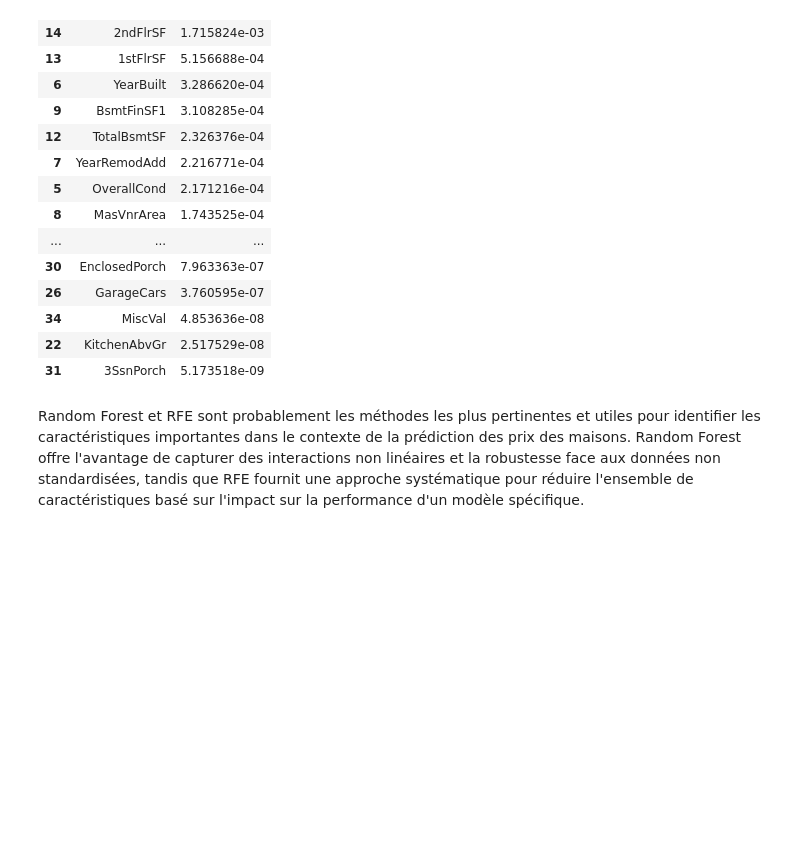
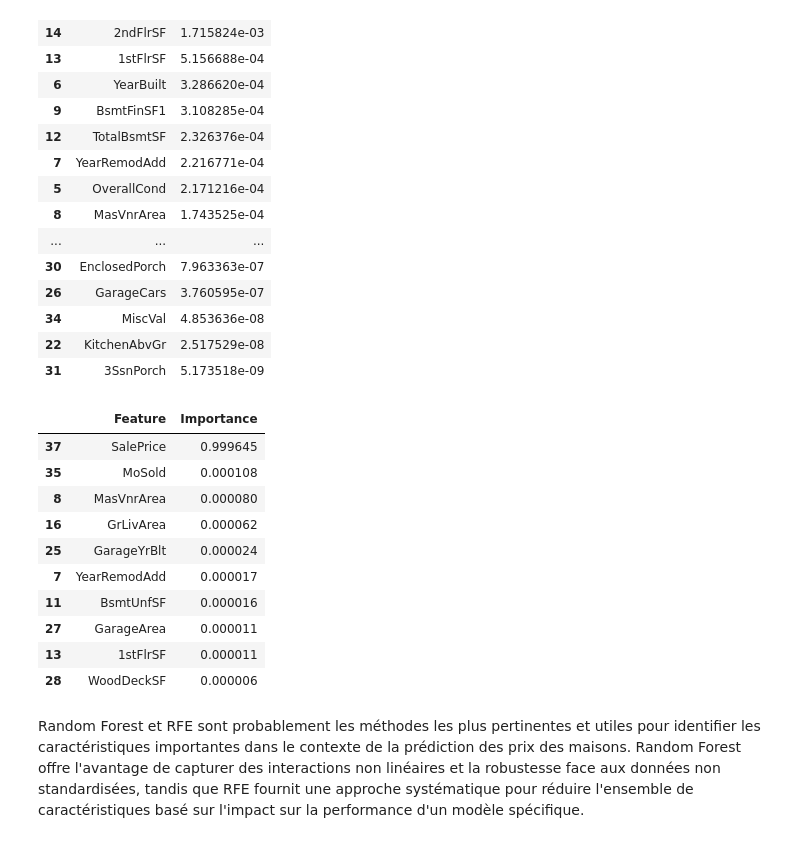
Before and after one commit to matthiasdeschatrettes/Machine-Learning-M2, a Jupyter notebook: PROJET MACHINE LEARNING HOUSE PRICES - Matthias Deschatrettes.ipynb, the cells around one changed output. Drawn from its saved outputs; the diff is of its cells as text; code cells hidden in the pictures; blank space fills up the shorter version.

```diff
--- a/PROJET MACHINE LEARNING HOUSE PRICES - Matthias Deschatrettes.ipynb
+++ b/PROJET MACHINE LEARNING HOUSE PRICES - Matthias Deschatrettes.ipynb
@@ -301,6 +301,34 @@ features_importance_df
 | 34 | MiscVal | 4.853636e-08 |
 | 22 | KitchenAbvGr | 2.517529e-08 |
 | 31 | 3SsnPorch | 5.173518e-09 |
+# %%
+from sklearn.tree import DecisionTreeRegressor
+
+# Définition du modèle d'arbre de décision
+dt_model = DecisionTreeRegressor(random_state=42)
+
+# Entraînement du modèle sur l'ensemble d'entraînement complet (avec toutes les caractéristiques numériques)
+dt_model.fit(X_train, y_train)
+
+# Extraction de l'importance des caractéristiques
+dt_feature_importances = dt_model.feature_importances_
+
+# Création d'un DataFrame pour afficher l'importance des caractéristiques
+dt_features_importance_df = pd.DataFrame({'Feature': num_vars_train.columns, 'Importance': dt_feature_importances}).sort_values(by='Importance', ascending=False)
+
+dt_features_importance_df.head(10)
+# %% [output]
+|  | Feature | Importance |
+| 37 | SalePrice | 0.999645 |
+| 35 | MoSold | 0.000108 |
+| 8 | MasVnrArea | 0.000080 |
+| 16 | GrLivArea | 0.000062 |
+| 25 | GarageYrBlt | 0.000024 |
+| 7 | YearRemodAdd | 0.000017 |
+| 11 | BsmtUnfSF | 0.000016 |
+| 27 | GarageArea | 0.000011 |
+| 13 | 1stFlrSF | 0.000011 |
+| 28 | WoodDeckSF | 0.000006 |
 # %% [markdown]
 Random Forest et RFE sont probablement les méthodes les plus pertinentes et utiles pour identifier les caractéristiques importantes dans le contexte de la prédiction des prix des maisons. Random Forest offre l'avantage de capturer des interactions non linéaires et la robustesse face aux données non standardisées, tandis que RFE fournit une approche systématique pour réduire l'ensemble de caractéristiques basé sur l'impact sur la performance d'un modèle spécifique.
 # %% [markdown]
```
